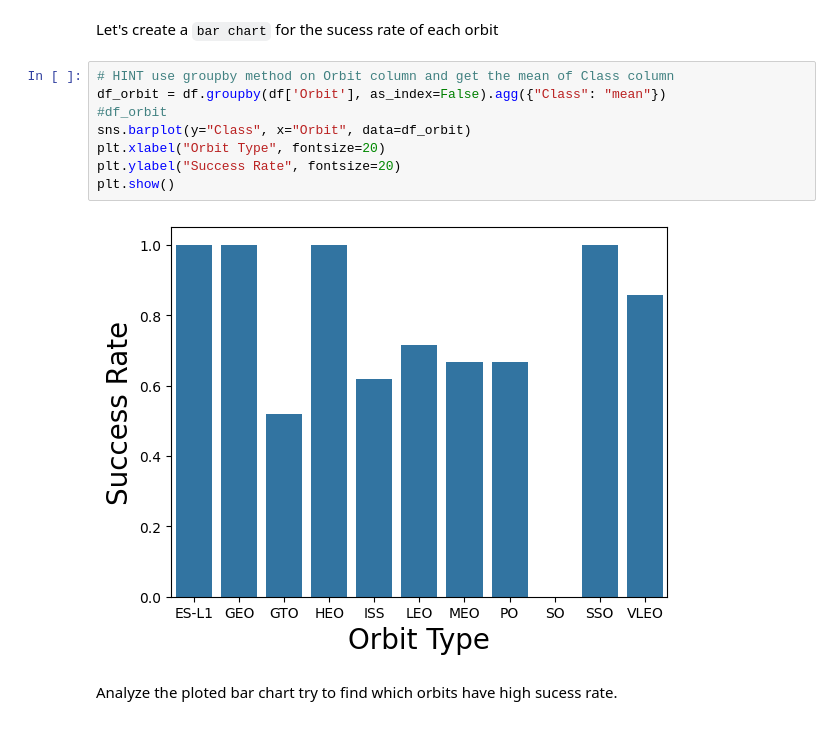
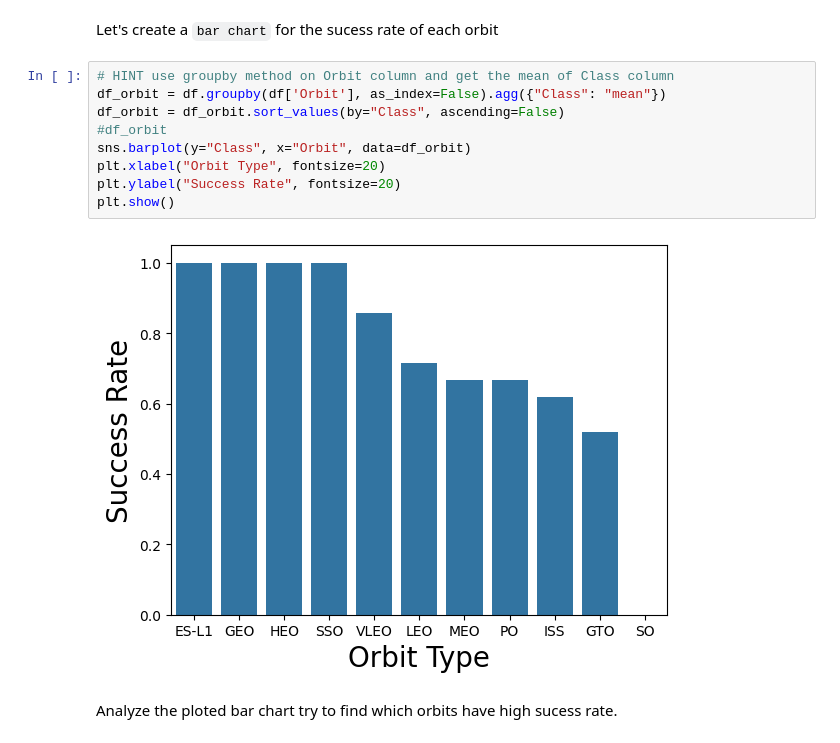
Before and after one commit to LavieVy/Coursera-Project, a Jupyter notebook: jupyter-labs-eda-dataviz.ipynb.jupyterlite.ipynb, the cells around one changed output. Cells and saved outputs as stored; diff of their text form.

```diff
--- a/jupyter-labs-eda-dataviz.ipynb.jupyterlite.ipynb
+++ b/jupyter-labs-eda-dataviz.ipynb.jupyterlite.ipynb
@@ -121,13 +121,14 @@ Let's create a `bar chart` for the sucess rate of each orbit
 # %%
 # HINT use groupby method on Orbit column and get the mean of Class column
 df_orbit = df.groupby(df['Orbit'], as_index=False).agg({"Class": "mean"})
+df_orbit = df_orbit.sort_values(by="Class", ascending=False)
 #df_orbit
 sns.barplot(y="Class", x="Orbit", data=df_orbit)
 plt.xlabel("Orbit Type", fontsize=20)
 plt.ylabel("Success Rate", fontsize=20)
 plt.show()
 # %% [output]
-[figure, old version]
+[figure, new version]
 # %% [markdown]
 Analyze the ploted bar chart try to find which orbits have high sucess rate.
 # %%
```
Also changed, not shown: parts of 4 cells of this notebook.
